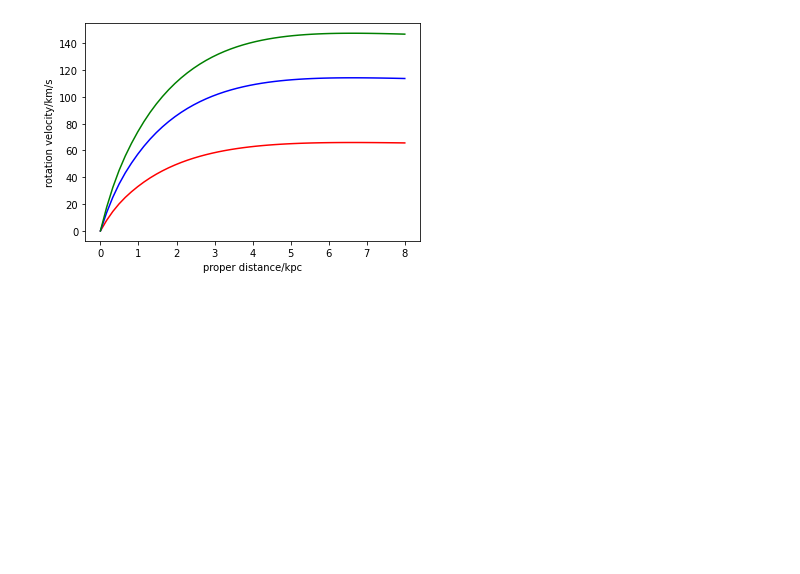
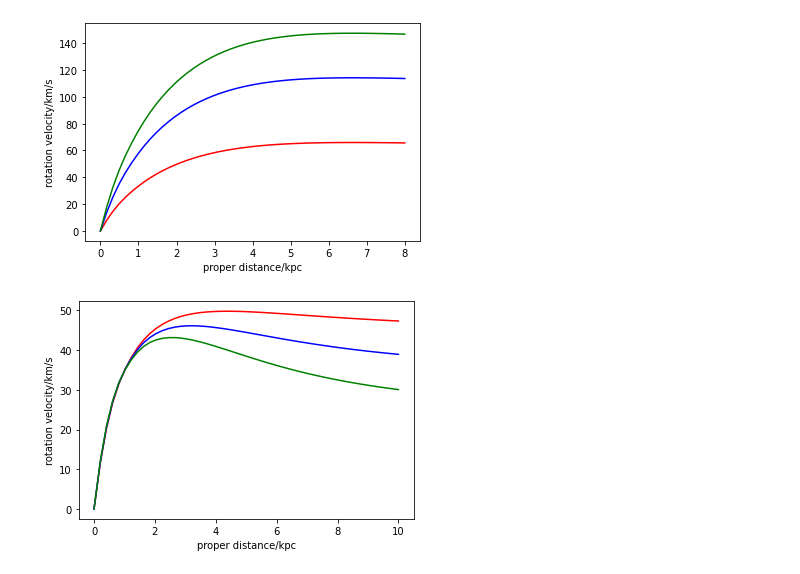
Before and after one commit to TianZhou137/JupyterNotebook1, a Jupyter notebook: test.ipynb, the cells around one changed output. Drawn from its saved outputs; the diff is of its cells as text; code cells hidden in the pictures; blank space fills up the shorter version.

```diff
--- a/test.ipynb
+++ b/test.ipynb
@@ -186,3 +186,57 @@ plt.show()
   on the subranges.  Perhaps a special-purpose integrator should be used.
   **opt)
 [figure]
+# %%
+import numpy as np
+import matplotlib.pyplot as plt
+from scipy import integrate
+from scipy.interpolate import make_interp_spline
+
+radius=1.0
+Hi=0
+Lum=1.0
+
+def velocity(L,ratio,gamma):
+
+    def x(L):
+        return 1/gamma*(1-np.exp(-gamma*L))
+
+    def intfunc(th,L1,L2):
+        x1=x(L1)
+        x2=x(L2)
+        return L1*(np.exp(-L1/radius)+q*np.exp(-L1/radius/4))*(x2-x1*np.cos(th))/(x1**2+x2**2-2*x1*x2*np.cos(th))**(3/2)
+
+    def acc(L):
+        if isinstance(L,float):
+            y, err = integrate.dblquad(intfunc,0,10*radius,lambda L1:0.001,lambda L1:np.pi, args=(L,))
+        else:
+            y=np.empty(len(L))
+            for i in range(len(L)):
+                L2=L[i]
+                if L2==0:
+                    y[i]=0
+                else:
+                    v, err = integrate.dblquad(intfunc,0,10*radius,lambda L1:0.001,lambda L1:np.pi,args=(L2,))
+                    y[i]=v
+        return 2*y
+
+    q = Hi/ratio/Lum/16
+    return (0.684*ratio*Lum* 10**3 * x(L) * acc(x(L))/radius**2)**(1/2)
+
+
+L=np.linspace(0,10, 20)
+y1=velocity(L, 1, 0.15)
+y2=velocity(L, 1, 0.1)
+y3=velocity(L, 1, 0.05)
+xnew = np.linspace(L.min(),L.max(),50)
+y1_smooth = make_interp_spline(L,y1)(xnew)
+y2_smooth = make_interp_spline(L,y2)(xnew)
+y3_smooth = make_interp_spline(L,y3)(xnew)
+plt.plot(xnew, y1_smooth, 'r-')
+plt.plot(xnew, y2_smooth, 'b-')
+plt.plot(xnew, y3_smooth, 'g-')
+plt.xlabel('proper distance/kpc')
+plt.ylabel('rotation velocity/km/s')
+plt.show()
+# %% [output]
+[figure, added]
```
Also changed, not shown: parts of 1 cell of this notebook.
